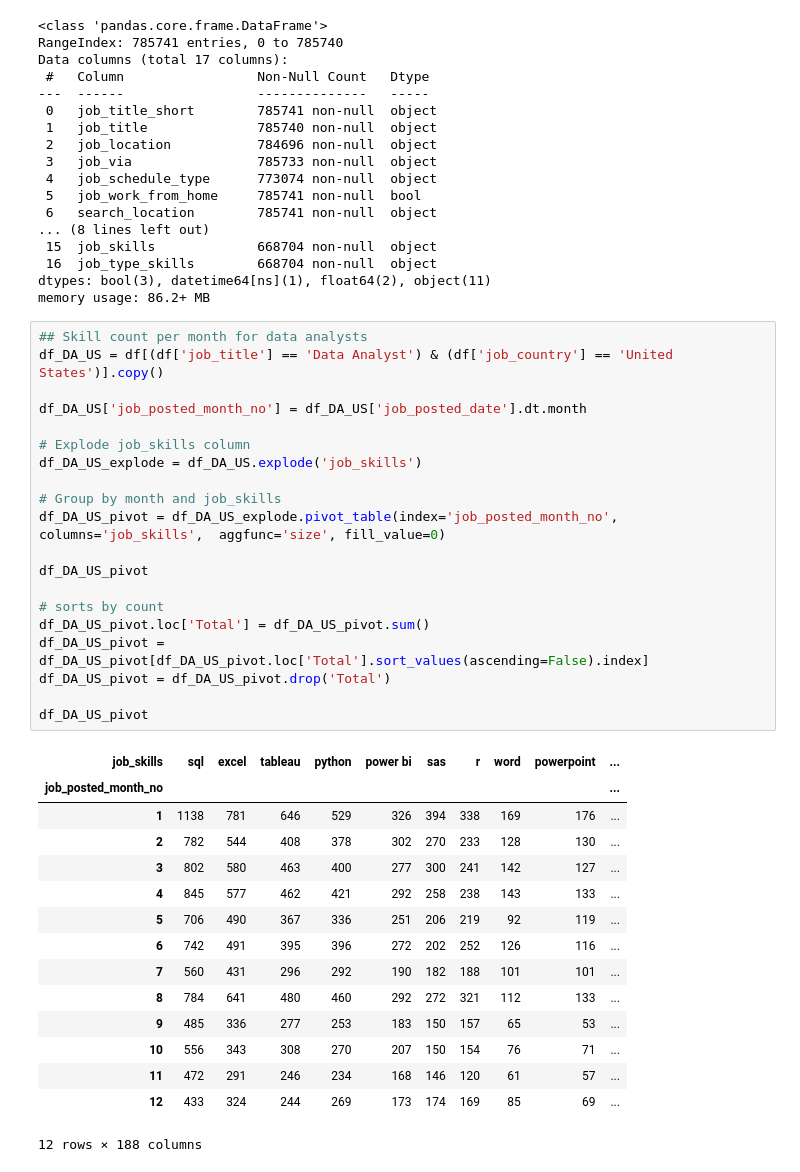
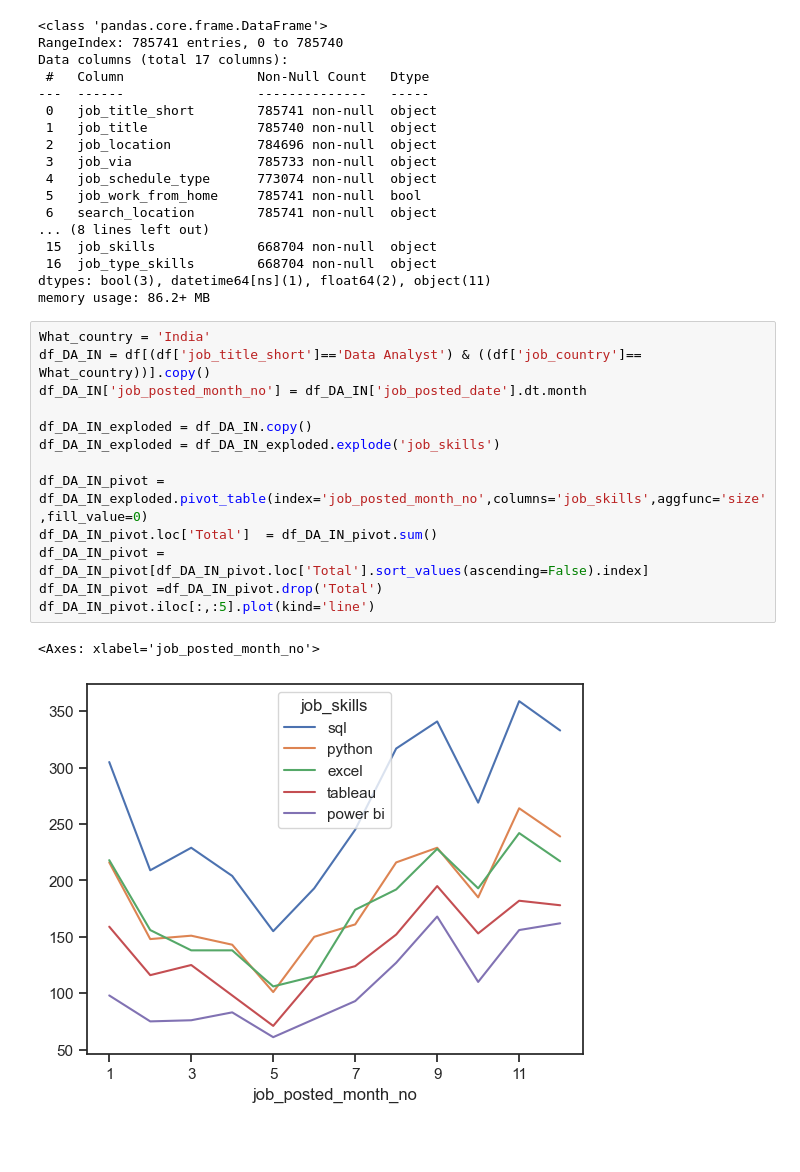
Before and after one commit to AnkitBalotiya/Python_learning, a Jupyter notebook: Project/3_Skills_Trend.ipynb, the cells around one changed output. Saved outputs shown, nothing was run; the diff lists cells and outputs as text; blank space fills up the shorter version.

```diff
--- a/Project/3_Skills_Trend.ipynb
+++ b/Project/3_Skills_Trend.ipynb
@@ -28,38 +28,18 @@ Data columns (total 17 columns):
 dtypes: bool(3), datetime64[ns](1), float64(2), object(11)
 memory usage: 86.2+ MB
 # %%
-## Skill count per month for data analysts
-df_DA_US = df[(df['job_title'] == 'Data Analyst') & (df['job_country'] == 'United States')].copy()
+What_country = 'India'
+df_DA_IN = df[(df['job_title_short']=='Data Analyst') & ((df['job_country']== What_country))].copy()
+df_DA_IN['job_posted_month_no'] = df_DA_IN['job_posted_date'].dt.month
 
-df_DA_US['job_posted_month_no'] = df_DA_US['job_posted_date'].dt.month
+df_DA_IN_exploded = df_DA_IN.copy()
+df_DA_IN_exploded = df_DA_IN_exploded.explode('job_skills')
 
-# Explode job_skills column
-df_DA_US_explode = df_DA_US.explode('job_skills')
-
-# Group by month and job_skills
-df_DA_US_pivot = df_DA_US_explode.pivot_table(index='job_posted_month_no', columns='job_skills',  aggfunc='size', fill_value=0)
-
-df_DA_US_pivot
-
-# sorts by count
-df_DA_US_pivot.loc['Total'] = df_DA_US_pivot.sum()
-df_DA_US_pivot = df_DA_US_pivot[df_DA_US_pivot.loc['Total'].sort_values(ascending=False).index]
-df_DA_US_pivot = df_DA_US_pivot.drop('Total')
-
-df_DA_US_pivot
+df_DA_IN_pivot = df_DA_IN_exploded.pivot_table(index='job_posted_month_no',columns='job_skills',aggfunc='size',fill_value=0)
+df_DA_IN_pivot.loc['Total']  = df_DA_IN_pivot.sum()
+df_DA_IN_pivot = df_DA_IN_pivot[df_DA_IN_pivot.loc['Total'].sort_values(ascending=False).index]
+df_DA_IN_pivot =df_DA_IN_pivot.drop('Total')
+df_DA_IN_pivot.iloc[:,:5].plot(kind='line')
 # %% [output]
-| job_skills | sql | excel | tableau | python | power bi | sas | r | word | powerpoint | ... |
-| job_posted_month_no |  |  |  |  |  |  |  |  |  | ... |
-| 1 | 1138 | 781 | 646 | 529 | 326 | 394 | 338 | 169 | 176 | ... |
-| 2 | 782 | 544 | 408 | 378 | 302 | 270 | 233 | 128 | 130 | ... |
-| 3 | 802 | 580 | 463 | 400 | 277 | 300 | 241 | 142 | 127 | ... |
-| 4 | 845 | 577 | 462 | 421 | 292 | 258 | 238 | 143 | 133 | ... |
-| 5 | 706 | 490 | 367 | 336 | 251 | 206 | 219 | 92 | 119 | ... |
-| 6 | 742 | 491 | 395 | 396 | 272 | 202 | 252 | 126 | 116 | ... |
-| 7 | 560 | 431 | 296 | 292 | 190 | 182 | 188 | 101 | 101 | ... |
-| 8 | 784 | 641 | 480 | 460 | 292 | 272 | 321 | 112 | 133 | ... |
-| 9 | 485 | 336 | 277 | 253 | 183 | 150 | 157 | 65 | 53 | ... |
-| 10 | 556 | 343 | 308 | 270 | 207 | 150 | 154 | 76 | 71 | ... |
-| 11 | 472 | 291 | 246 | 234 | 168 | 146 | 120 | 61 | 57 | ... |
-| 12 | 433 | 324 | 244 | 269 | 173 | 174 | 169 | 85 | 69 | ... |
-12 rows × 188 columns
+<Axes: xlabel='job_posted_month_no'>
+[figure, added]
```
Also changed, not shown: parts of 6 cells of this notebook, 5 other files.
